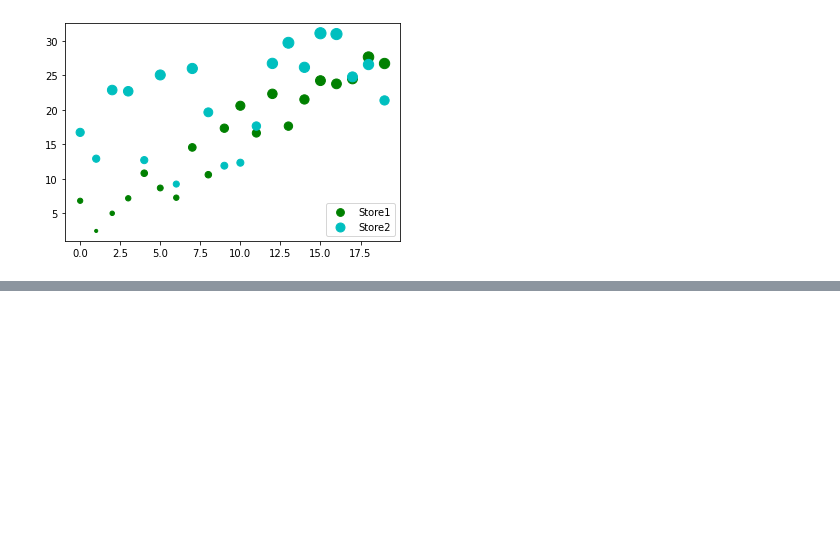
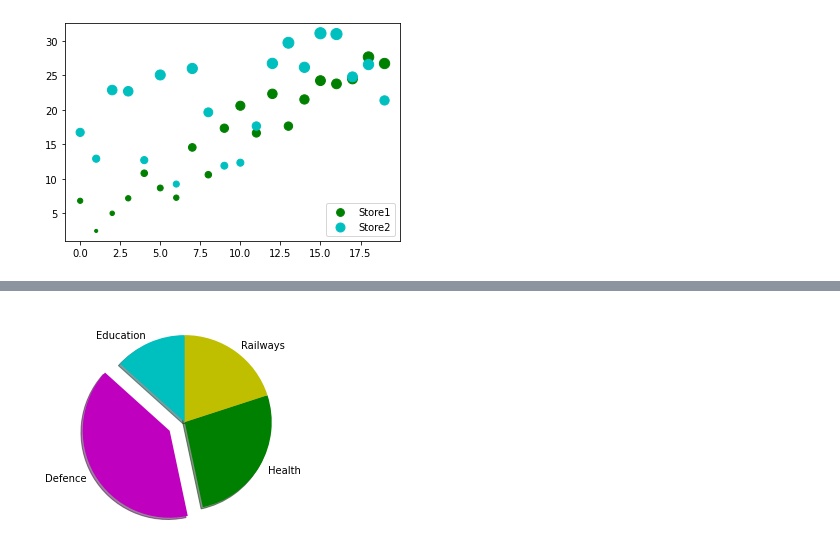
Before and after one commit to pkmariya/Python, a Jupyter notebook: MariyaMatPlotLib.ipynb, the cells around one changed output, grey strips where cells are left out. Saved outputs shown, nothing was run; the diff lists cells and outputs as text; code cells hidden in the pictures; blank space fills up the shorter version.

```diff
--- a/MariyaMatPlotLib.ipynb
+++ b/MariyaMatPlotLib.ipynb
@@ -363,0 +390,11 @@ plt.show()
+# %%
+# to plot a pie chart
+plt.pie([100, 300, 200, 150],
+        labels=["Education", "Defence", "Health", "Railways"],
+        colors=['c', 'm', 'g', 'y'],
+        startangle=90,
+        shadow=True,
+        explode=[0, 0.2, 0, 0])
+plt.show()
+# %% [output]
+[figure, added]
```
Also changed, not shown: parts of 4 cells of this notebook.
